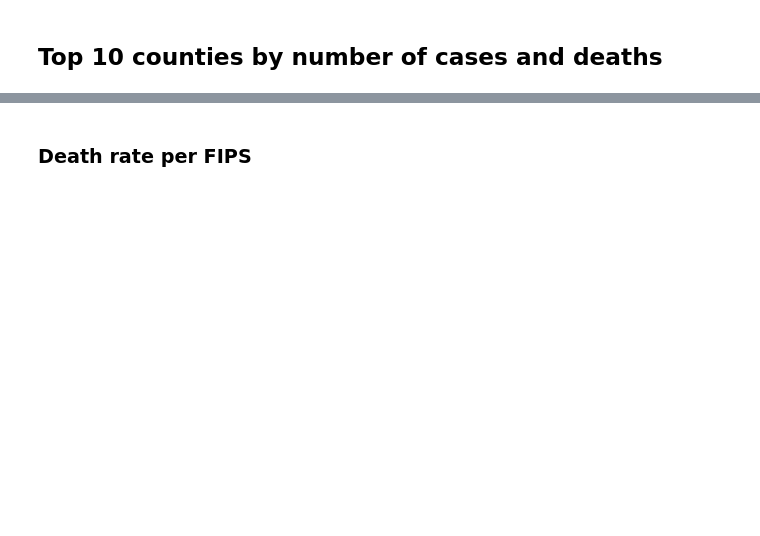
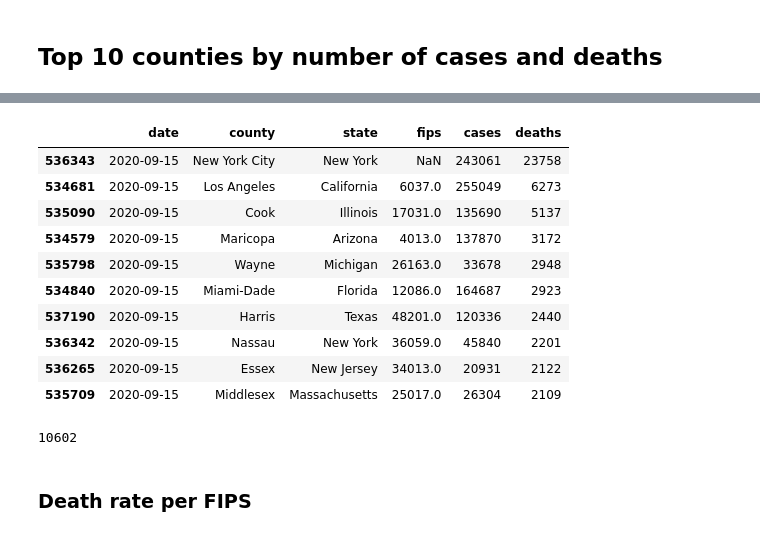
Before and after one commit to AnushreeChopde/DataVizFall2020_Colab, a Jupyter notebook: Class_Activity_lec03.ipynb, the cells around one changed output, grey strips where cells are left out. Drawn from its saved outputs; the diff is of its cells as text; code cells hidden in the pictures; blank space fills up the shorter version.

```diff
--- a/Class_Activity_lec03.ipynb
+++ b/Class_Activity_lec03.ipynb
@@ -168,3 +204,25 @@ Middlesex      2020-09-10       Virginia  51119.0   27769    2094
+# %%
+df.dtypes
+df['date'] = pd.to_datetime(df['date'])
+df[df['date'] == '2020-09-15'].sort_values(by='deaths', ascending=False).head(10)
+# %% [output]
+|  | date | county | state | fips | cases | deaths |
+| 536343 | 2020-09-15 | New York City | New York | NaN | 243061 | 23758 |
+| 534681 | 2020-09-15 | Los Angeles | California | 6037.0 | 255049 | 6273 |
+| 535090 | 2020-09-15 | Cook | Illinois | 17031.0 | 135690 | 5137 |
+| 534579 | 2020-09-15 | Maricopa | Arizona | 4013.0 | 137870 | 3172 |
+| 535798 | 2020-09-15 | Wayne | Michigan | 26163.0 | 33678 | 2948 |
+| 534840 | 2020-09-15 | Miami-Dade | Florida | 12086.0 | 164687 | 2923 |
+| 537190 | 2020-09-15 | Harris | Texas | 48201.0 | 120336 | 2440 |
+| 536342 | 2020-09-15 | Nassau | New York | 36059.0 | 45840 | 2201 |
+| 536265 | 2020-09-15 | Essex | New Jersey | 34013.0 | 20931 | 2122 |
+| 535709 | 2020-09-15 | Middlesex | Massachusetts | 25017.0 | 26304 | 2109 |
+# %%
+NY_cases = df['cases']
+NY_cases = df[(df['state'] == 'New York')]['cases'].count()
+NY_cases.sum()
+# %% [output]
+10602
 # %% [markdown]
 ### Death rate per FIPS
 # %%
```
Also changed, not shown: parts of 11 cells of this notebook.
